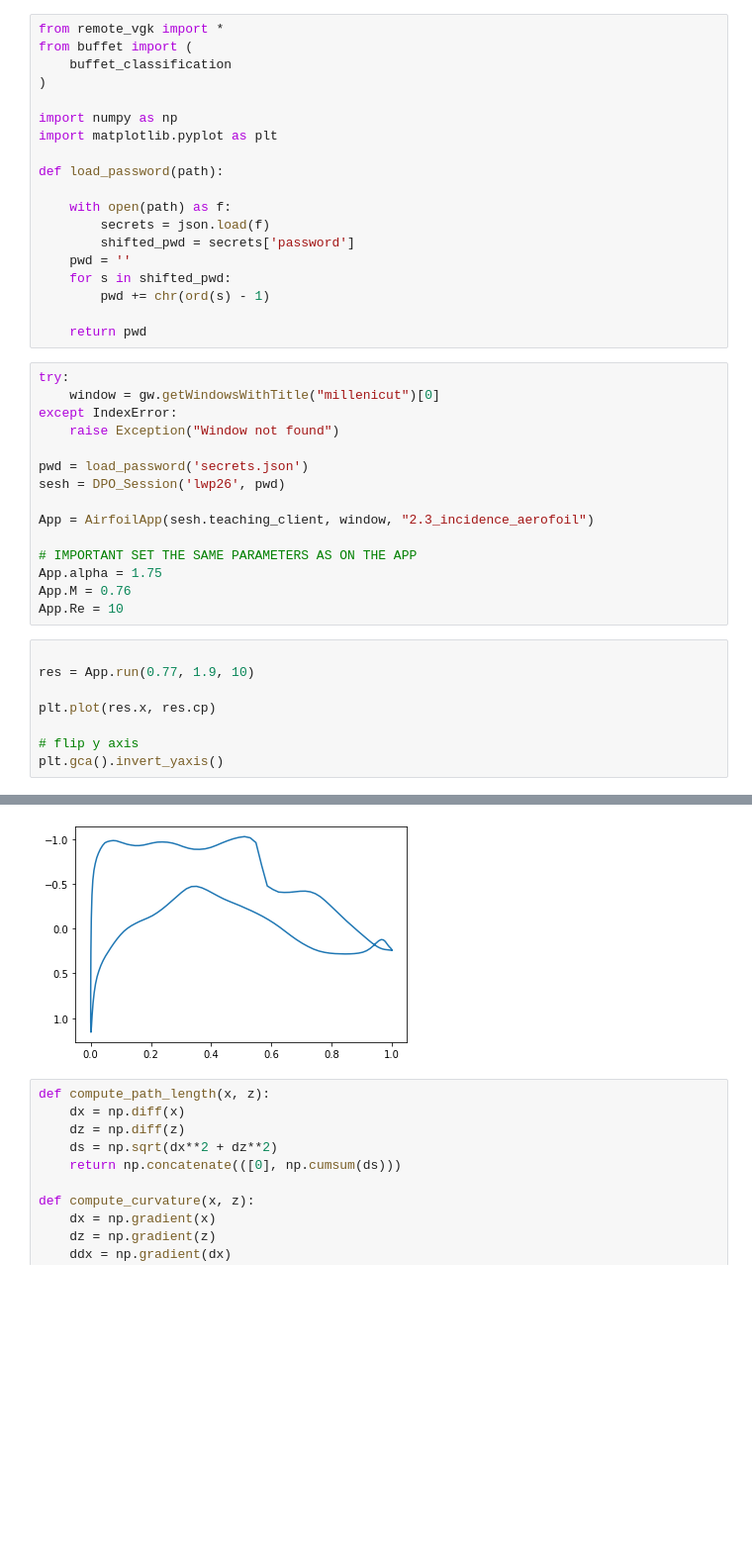
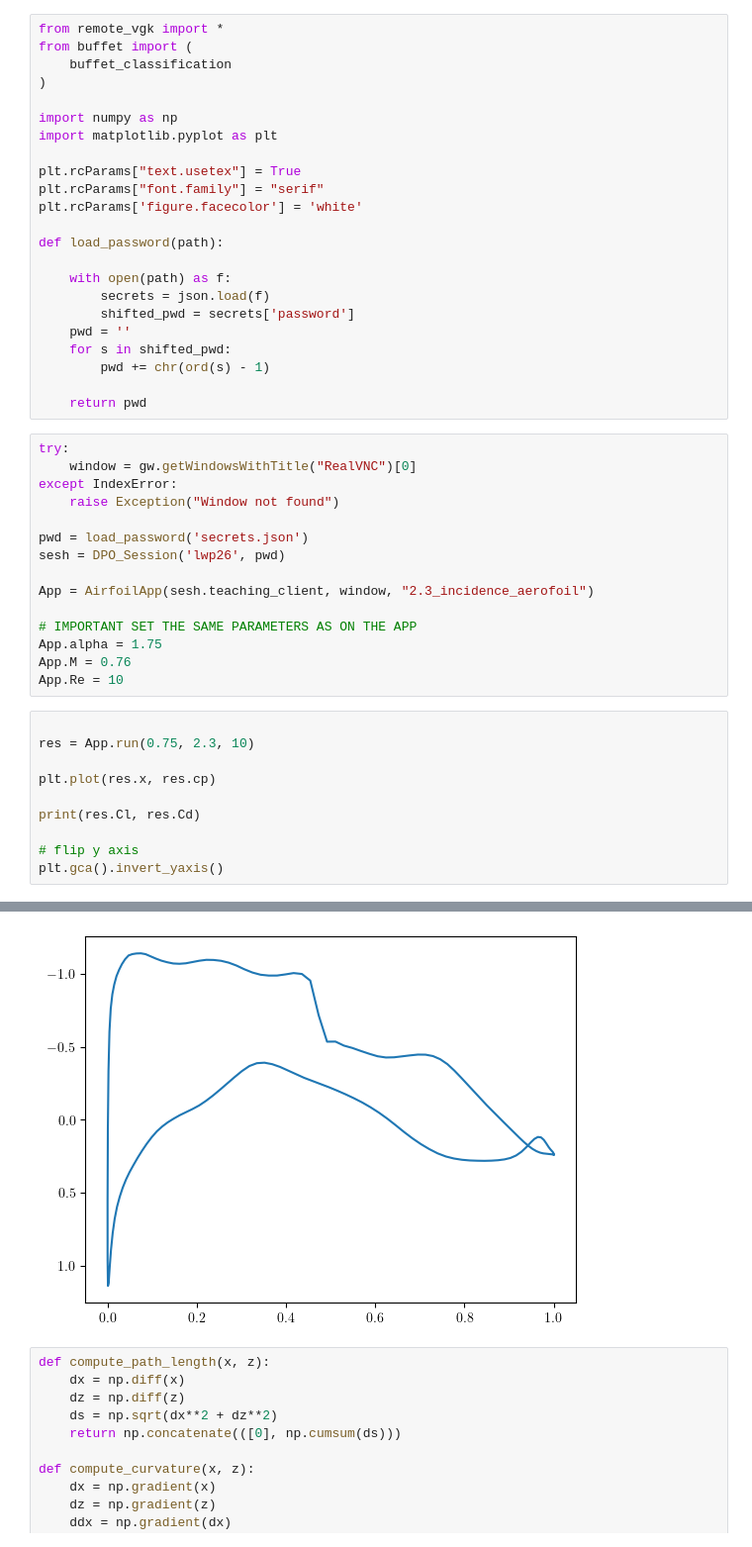
Before and after one commit to lpender3672/MEng-CW, a Jupyter notebook: IIB/4A7/transonic_wing/plot_buffet.ipynb, the cells around one changed output, grey strips where cells are left out. Shown at 99% size. Cells and saved outputs as stored; diff of their text form; blank space fills up the shorter version.

```diff
--- a/IIB/4A7/transonic_wing/plot_buffet.ipynb
+++ b/IIB/4A7/transonic_wing/plot_buffet.ipynb
@@ -6,6 +6,10 @@ from buffet import (
 
 import numpy as np
 import matplotlib.pyplot as plt
+
+plt.rcParams["text.usetex"] = True
+plt.rcParams["font.family"] = "serif"
+plt.rcParams['figure.facecolor'] = 'white'
 
 def load_password(path):
 
@@ -19,7 +23,7 @@ def load_password(path):
     return pwd
 # %%
 try:
-    window = gw.getWindowsWithTitle("millenicut")[0]
+    window = gw.getWindowsWithTitle("RealVNC")[0]
 except IndexError:
     raise Exception("Window not found")
 
@@ -34,10 +38,12 @@ App.M = 0.76
 App.Re = 10
 # %%
 
-res = App.run(0.77, 1.9, 10)
+res = App.run(0.75, 2.3, 10)
 
 plt.plot(res.x, res.cp)
 
+print(res.Cl, res.Cd)
+
 # flip y axis
 plt.gca().invert_yaxis()
 # %% [output]
@@ -44,4 +51,4 @@ plt.gca().invert_yaxis()
-[figure, old version]
+[figure, new version]
 # %%
 def compute_path_length(x, z):
     dx = np.diff(x)
```
Also changed, not shown: parts of 4 cells of this notebook, 13 other files.
